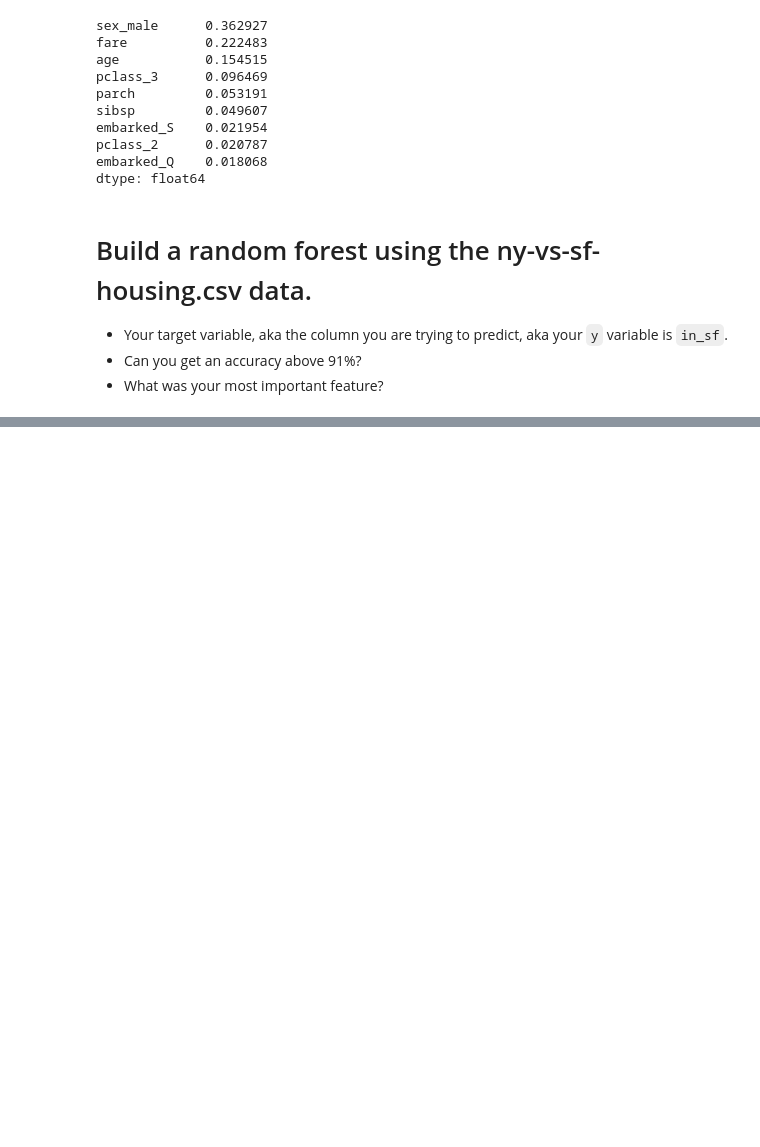
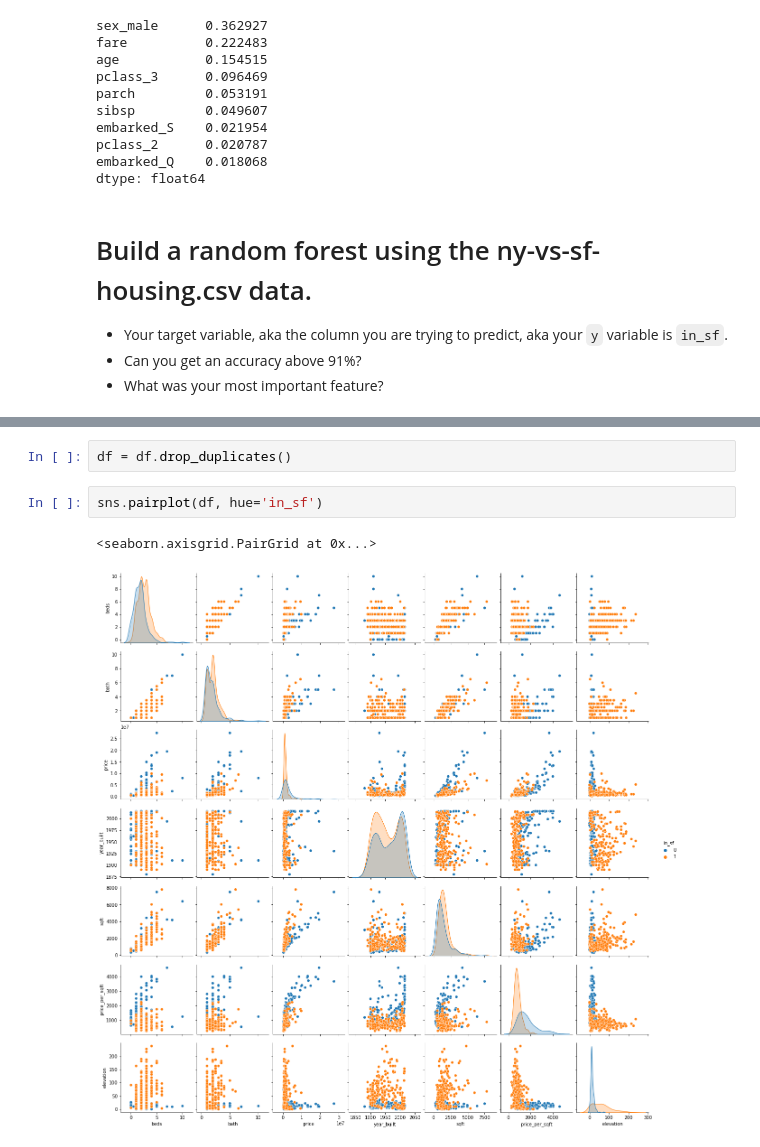
Before and after one commit to sethjmarcus/2021-fall-data-science, a Jupyter notebook: Week-05-RandomForest/Exercise-RandomForests.ipynb, the cells around one changed output, grey strips where cells are left out. Drawn from its saved outputs; the diff is of its cells as text; blank space fills up the shorter version.

```diff
--- a/Week-05-RandomForest/Exercise-RandomForests.ipynb
+++ b/Week-05-RandomForest/Exercise-RandomForests.ipynb
@@ -430,0 +451,7 @@ df.head()
+# %%
+df = df.drop_duplicates()
+# %%
+sns.pairplot(df, hue='in_sf')
+# %% [output]
+<seaborn.axisgrid.PairGrid at 0x...>
+[figure, added]
```
Also changed, not shown: parts of 3 cells of this notebook.
